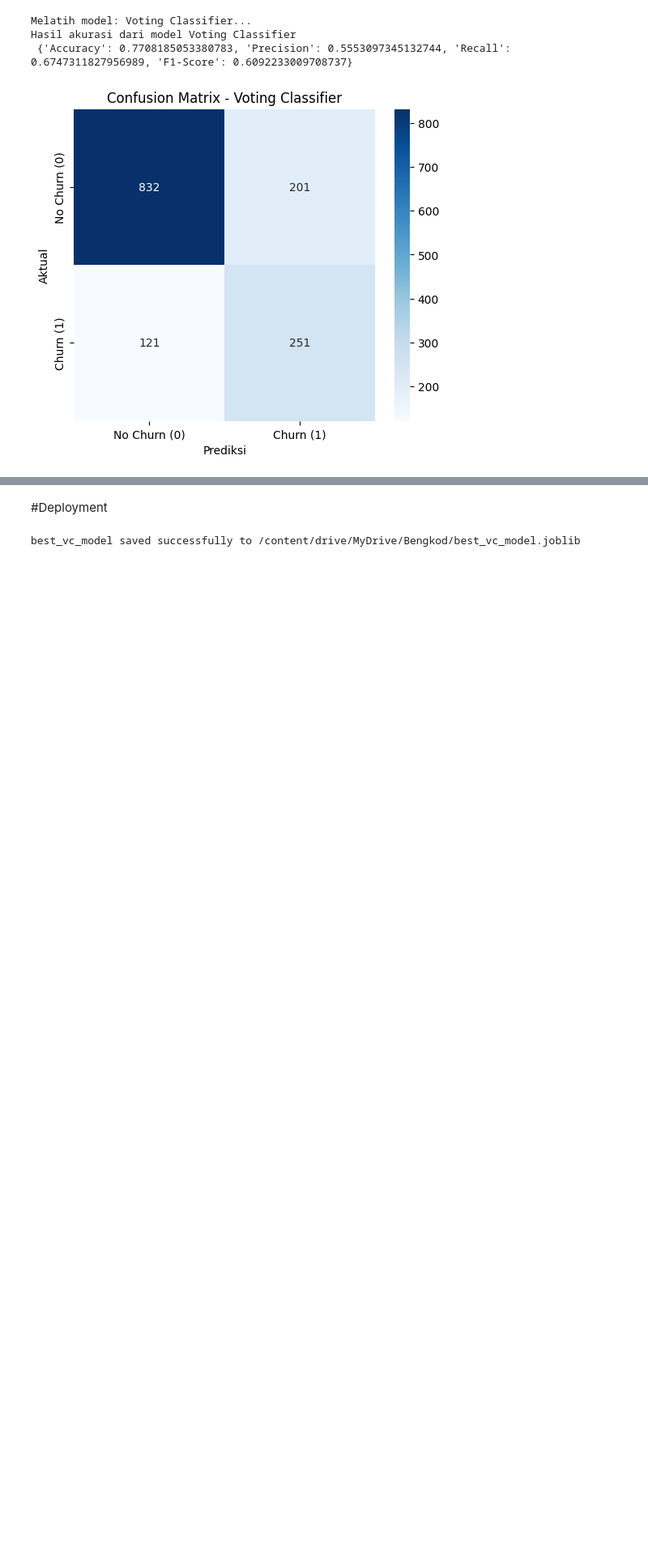
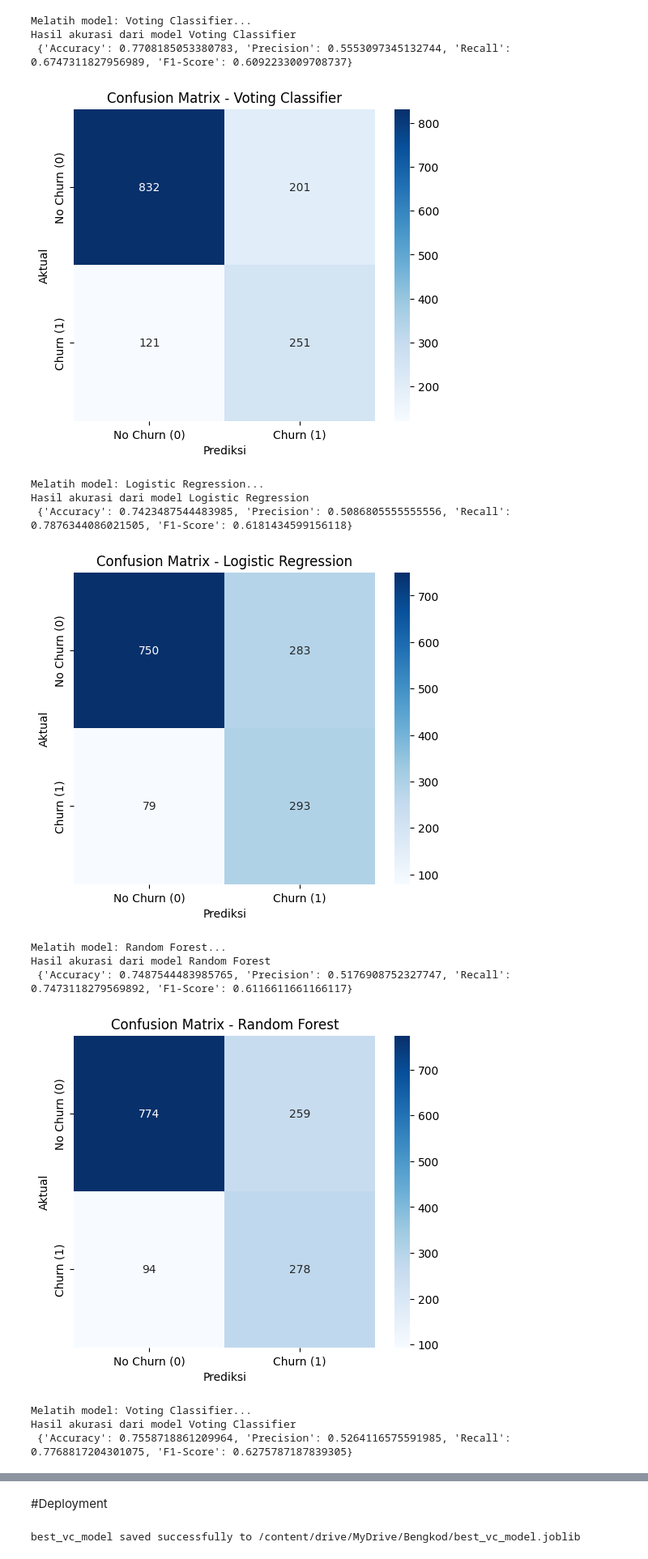
Before and after one commit to kyrufa/Bengkod-DS, a Jupyter notebook: ipynb/A11_2022_14050_DS04_UAS_BENGKOD.ipynb, the cells around one changed output, grey strips where cells are left out. Shown at 81% size. Cells and saved outputs as stored; diff of their text form; code cells hidden in the pictures; blank space fills up the shorter version.

```diff
--- a/ipynb/A11_2022_14050_DS04_UAS_BENGKOD.ipynb
+++ b/ipynb/A11_2022_14050_DS04_UAS_BENGKOD.ipynb
@@ -637,26 +750,27 @@ hyperparam_Models = {
 }
 
 #simpan hasil evaluasi
-hyperparam_results = {}
+hyperparam_results_smote = {}
+hyperparam_results_under = {}
 # %%
 # Pelatihan ketiga model dan evaluasi
 for name, model in hyperparam_Models.items():
     print(f"Melatih model: {name}...")
 
     # Pelatihan model
-    model.fit(X_train, y_train)
+    model.fit(X_train_smote, y_train_smote)
 
     # Prediksi
     y_pred = model.predict(X_test)
 
     # Evaluasi Metrik
-    hyperparam_results[name] = {
+    hyperparam_results_smote[name] = {
         'Accuracy': accuracy_score(y_test, y_pred),
         'Precision': precision_score(y_test, y_pred),
         'Recall': recall_score(y_test, y_pred),
         'F1-Score': f1_score(y_test, y_pred)
     }
-    print(f'Hasil akurasi dari model {name} \n', hyperparam_results[name])
+    print(f'Hasil akurasi dari model {name} \n', hyperparam_results_smote[name])
 
     # Confusion Matrix
     cm = confusion_matrix(y_test, y_pred)
@@ -684,3 +798,48 @@ Melatih model: Voting Classifier...
 Hasil akurasi dari model Voting Classifier
  {'Accuracy': 0.7708185053380783, 'Precision': 0.5553097345132744, 'Recall': 0.6747311827956989, 'F1-Score': 0.6092233009708737}
 [figure]
+# %%
+# Pelatihan ketiga model dan evaluasi
+for name, model in hyperparam_Models.items():
+    print(f"Melatih model: {name}...")
+
+    # Pelatihan model
+    model.fit(X_train_under, y_train_under)
+
+    # Prediksi
+    y_pred = model.predict(X_test)
+
+    # Evaluasi Metrik
+    hyperparam_results_under[name] = {
+        'Accuracy': accuracy_score(y_test, y_pred),
+        'Precision': precision_score(y_test, y_pred),
+        'Recall': recall_score(y_test, y_pred),
+        'F1-Score': f1_score(y_test, y_pred)
+    }
+    print(f'Hasil akurasi dari model {name} \n', hyperparam_results_under[name])
+
+    # Confusion Matrix
+    cm = confusion_matrix(y_test, y_pred)
+
+    # Visualisasi Confusion Matrix
+    plt.figure(figsize=(6, 5))
+    sns.heatmap(cm, annot=True, fmt='d', cmap='Blues',
+                xticklabels=['No Churn (0)', 'Churn (1)'],
+                yticklabels=['No Churn (0)', 'Churn (1)'])
+    plt.title(f'Confusion Matrix - {name}')
+    plt.ylabel('Aktual')
+    plt.xlabel('Prediksi')
+    plt.savefig(f'confusion_matrix_{name.replace(" ", "_")}.png')
+    plt.show()
+# %% [output]
+Melatih model: Logistic Regression...
+Hasil akurasi dari model Logistic Regression
+ {'Accuracy': 0.7423487544483985, 'Precision': 0.5086805555555556, 'Recall': 0.7876344086021505, 'F1-Score': 0.6181434599156118}
+[figure, added]
+Melatih model: Random Forest...
+Hasil akurasi dari model Random Forest
+ {'Accuracy': 0.7487544483985765, 'Precision': 0.5176908752327747, 'Recall': 0.7473118279569892, 'F1-Score': 0.6116611661166117}
+[figure, added]
+Melatih model: Voting Classifier...
+Hasil akurasi dari model Voting Classifier
+ {'Accuracy': 0.7558718861209964, 'Precision': 0.5264116575591985, 'Recall': 0.7768817204301075, 'F1-Score': 0.6275787187839305}
```
Also changed, not shown: parts of 18 cells of this notebook, 1 other file.
